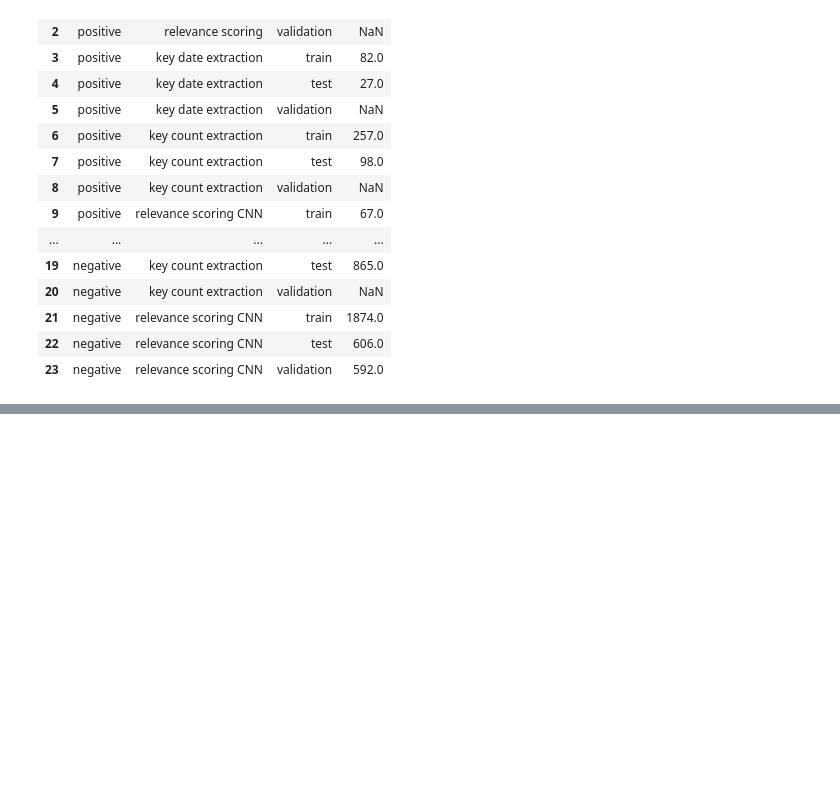
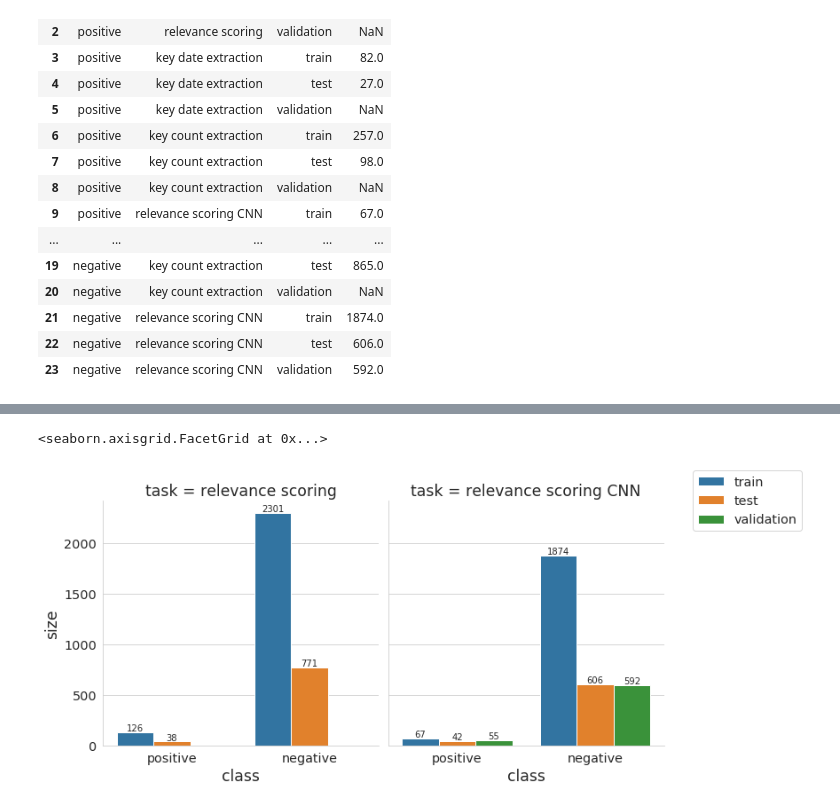
Before and after one commit to aauss/EventEpi, a Jupyter notebook: notebooks/dataset_plot.ipynb, the cells around one changed output, grey strips where cells are left out. Cells and saved outputs as stored; diff of their text form; code cells hidden in the pictures; blank space fills up the shorter version.

```diff
--- a/notebooks/dataset_plot.ipynb
+++ b/notebooks/dataset_plot.ipynb
@@ -26,0 +41,3 @@ data
+# %%
+relevance_scoring = data.query("task.str.startswith('relevance scoring')").dropna()
+relevance_scoring
@@ -44,0 +89,7 @@ g.savefig("data_set_and_label_sizes.png")
+# %%
+plot = dataset_plot(relevance_scoring)
+plot.savefig("data_set_and_label_sizes_relevance_scoring.png")
+plot
+# %% [output]
+<seaborn.axisgrid.FacetGrid at 0x...>
+[figure, added]
```
Also changed, not shown: parts of 6 cells of this notebook.
